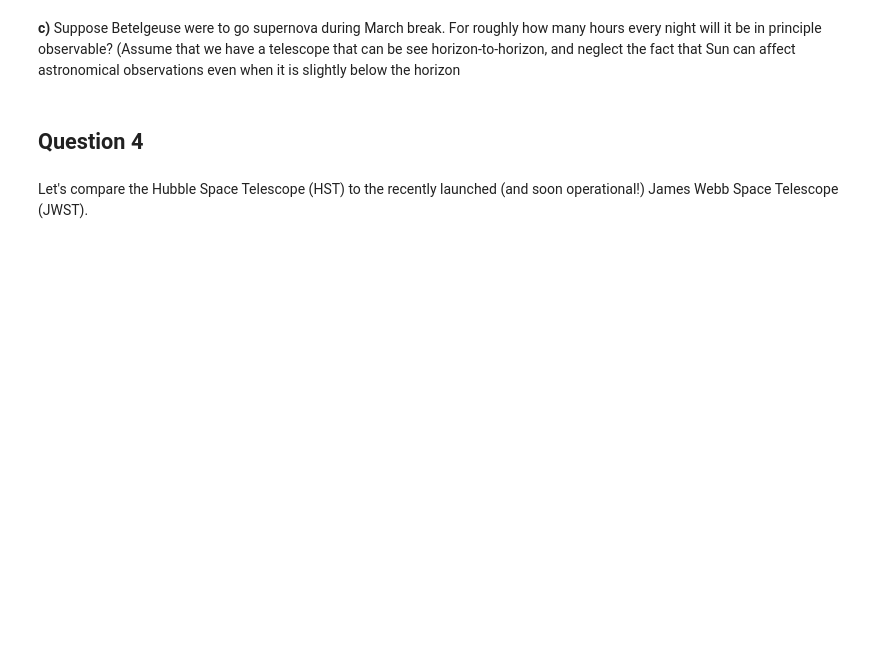
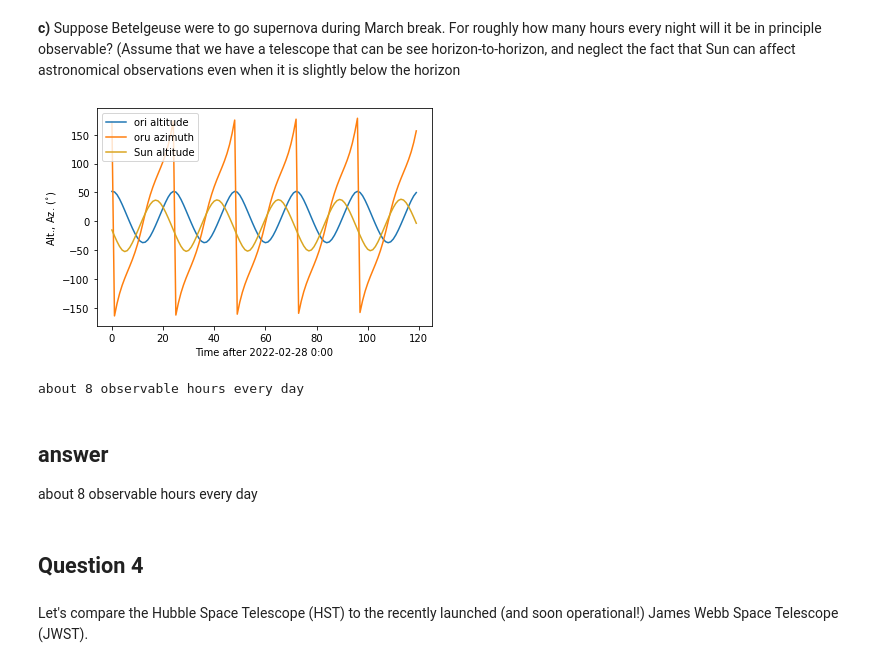
Before and after one commit to wppqywq/PHYS321_mid, a Jupyter notebook: Midterm2022.ipynb, the cells around one changed output. Drawn from its saved outputs; the diff is of its cells as text; code cells hidden in the pictures; blank space fills up the shorter version.

```diff
--- a/Midterm2022.ipynb
+++ b/Midterm2022.ipynb
@@ -42,0 +53,3 @@ __a)__ A few years ago people thought that the star Betelgeuse could go supernov
+# %%
+ori_coord = SkyCoord.from_name('* alf Ori')
+print(ori_coord)
@@ -51,3 +74,44 @@ __c)__ Suppose Betelgeuse were to go supernova during March break. For roughly h
+# %%
+# this function was copied from Coding Lab 01.
+
+McGill = EarthLocation(lat='45d30.29m', lon='-73d34.63m')
+observing_time = Time('2022-02-28 0:00')
+days = 5
+delta_times = np.arange(24*days)*u.hour
+times = observing_time + delta_times
+ref_frame = AltAz(location=McGill, obstime=times)
+
+alts = ori_coord.transform_to(ref_frame).alt
+azs = ori_coord.transform_to(ref_frame).az
+sun_alts = get_sun(times).transform_to(ref_frame).alt
+
+# Get rid of the harsh chopping in azimuth by allowing negative azimuths
+azs = np.array(azs)
+azs[np.where(azs>180)] -= 360
+
+plt.plot(delta_times+observing_time.datetime.hour*u.hour, alts, label='ori altitude')
+plt.plot(delta_times+observing_time.datetime.hour*u.hour, azs, label='oru azimuth')
+plt.plot(delta_times+observing_time.datetime.hour*u.hour, sun_alts, c='goldenrod', label='Sun altitude')
+
+plt.ylim()
+plt.xlabel('Time after 2022-02-28 0:00')
+plt.ylabel(r'Alt., Az. ($^{\circ}$)')
+plt.legend()
+plt.show()
+# %% [output]
+[figure, added]
+# %%
+hours = 0
+for i in range(len(alts)):
+    if alts[i] >= 0 and sun_alts[i] < 0:
+        hours += 1
+hours = hours / 5
+print('about %d observable hours every day'%hours )
+# %% [output]
+about 8 observable hours every day
+# %% [markdown]
+## answer
+about 8 observable hours every day
 # %% [markdown]
 ## Question 4
 # %% [markdown]
```
Also changed, not shown: parts of 18 cells of this notebook.
